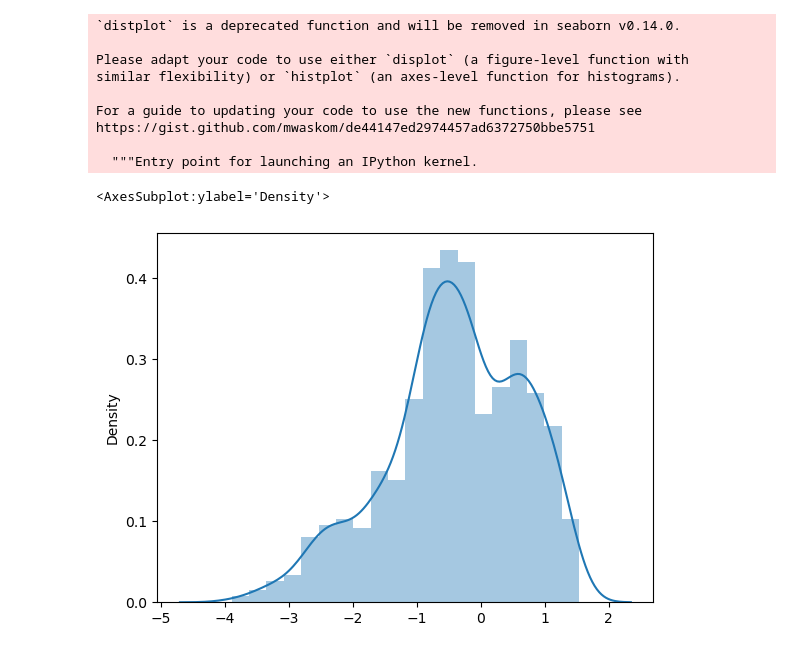
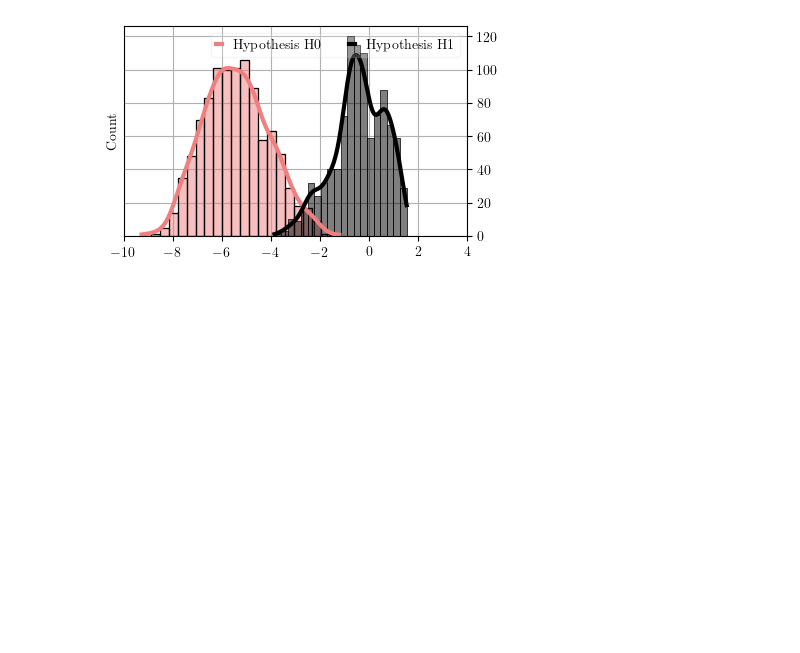
Before and after one commit to FDR0903/gpbandits_for_algotrading, a Jupyter notebook: nb_bandits/Empirical_Error.ipynb, the cells around one changed output. Saved outputs shown, nothing was run; the diff lists cells and outputs as text; code cells hidden in the pictures; blank space fills up the shorter version.

```diff
--- a/nb_bandits/Empirical_Error.ipynb
+++ b/nb_bandits/Empirical_Error.ipynb
@@ -149,13 +158,53 @@ https://gist.github.com/mwaskom/de44147ed2974457ad6372750bbe5751
+# %%
+def rescale_plot(W=5, l=6, w=3, fontsize=10):
+    plt.rcParams.update({
+            'figure.figsize': (W, W/(l/w)),     # 6:3 aspect ratio
+            'font.size' : fontsize,                   # Set font size to 11pt
+            'axes.labelsize': fontsize,               # -> axis labels
+            'legend.fontsize': fontsize,              # -> legends
+            'font.family': 'lmodern',
+            'text.usetex': True,
+            'text.latex.preamble':             # LaTeX preamble
+                r"\usepackage{amssymb}\usepackage{lmodern}\usepackage{amsfonts}\usepackage{amsmath}"
+                # ... more packages if needed
+
+        })
 # %%
+import seaborn as sns
+import matplotlib.ticker as mtick
+import matplotlib.dates as md
+
+rescale_plot(W = 4,
+             l = 5,
+             w = 3,
+             fontsize = 10)
+
+fig, ax = plt.subplots(1, 1, constrained_layout=True)
+
+sns.histplot(np.log(result),
+             color = "lightcoral",
+             label = "Compact",
+             ax    = ax, lw=2,
+             line_kws=dict(color='k', lw=3),
+             kde=True)
+
+sns.histplot(np.log(result_diff),
+             color = "k",
+             label = "Compact",
+             ax    = ax, lw=2,
+             line_kws=dict(color='k', lw=3),
+             kde=True)
+
+ax.grid('both')
+ax.yaxis.tick_right()
+ax.yaxis.set_label_position("left")
+ax.set_axisbelow(True)
+ax.set_ylabel('Count')
+ax.legend(['Hypothesis H0', 'Hypothesis H1'],  loc='upper right', fancybox=True, framealpha=0.2, handlelength=0.4, ncol=2)
+ax.xaxis.set_major_formatter( mtick.StrMethodFormatter('${x:,.0f}$'))
+ax.set_xticks(ax.get_xticks()[::1])
+
+plt.savefig('plots/distH0H1.pdf', bbox_inches='tight')
+plt.show()
 # %% [output]
-`distplot` is a deprecated function and will be removed in seaborn v0.14.0.
-
-Please adapt your code to use either `displot` (a figure-level function with
-similar flexibility) or `histplot` (an axes-level function for histograms).
-
-For a guide to updating your code to use the new functions, please see
-https://gist.github.com/mwaskom/de44147ed2974457ad6372750bbe5751
-
-  """Entry point for launching an IPython kernel.
-<AxesSubplot:ylabel='Density'>
-[figure, old version]
+[figure, new version]
```
Also changed, not shown: parts of 4 cells of this notebook, 27 other files.
